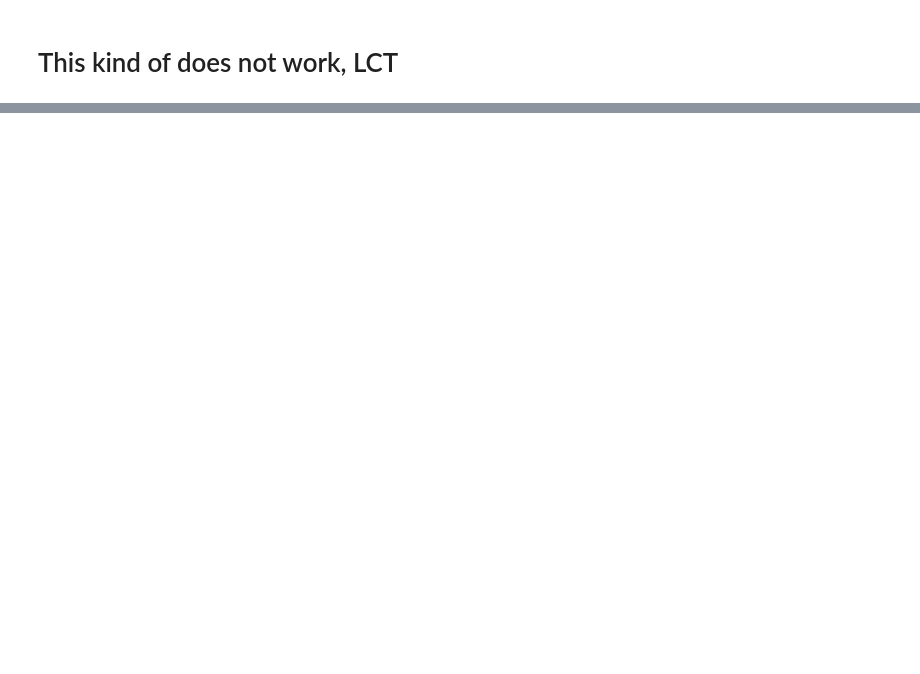
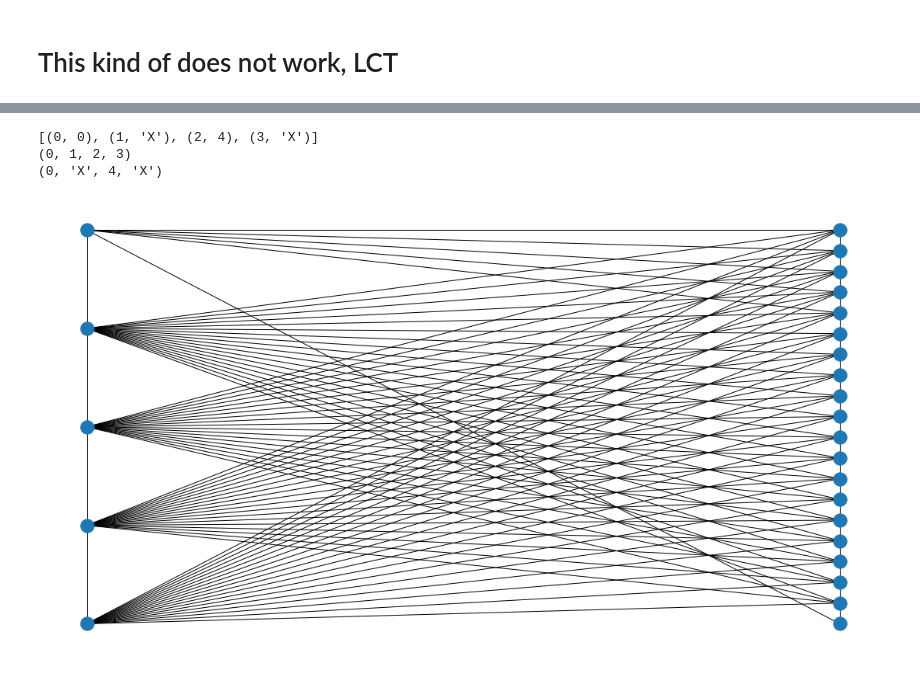
Before and after one commit to lzivadinovic/ondrejov_internship_2019, a Jupyter notebook: helper_testing_notebooks/pattern_matching.ipynb, the cells around one changed output, grey strips where cells are left out. Cells and saved outputs as stored; diff of their text form; code cells hidden in the pictures; blank space fills up the shorter version.

```diff
--- a/helper_testing_notebooks/pattern_matching.ipynb
+++ b/helper_testing_notebooks/pattern_matching.ipynb
@@ -446,0 +672,34 @@ Estimated number of noise points: 8
+# %%
+print(mapper[0])
+print(list(zip(*mapper[0]))[0])
+print(list(zip(*mapper[0]))[1])
+B = nx.DiGraph()
+
+import networkx as nx
+G = nx.complete_multipartite_graph(5, 15, 5)
+#G.nodes[u]['subset'] for u in G]
+
+
+
+
+
+#B.add_nodes_from(['a','b','c'])
+#B.add_nodes_from([3,2,1])
+#B.add_nodes_from([4,5,6])
+
+#B.add_nodes_from([3,2,1])
+#B.add_nodes_from(['a','b','c'])
+
+
+#B.add_edges_from([('a',2), ('b',2), ('c',3)])
+#B.add_edges_from([(2,4), (2,5), (1,6)])
+#B.add_edges_from([('a',4), ('b',2), ('c',3)])
+
+pos = nx.bipartite_layout(G, [1,2,3,4,5], align='vertical')
+#pos = nx.planar_layout(B)
+nx.draw(G, pos)
+# %% [output]
+[(0, 0), (1, 'X'), (2, 4), (3, 'X')]
+(0, 1, 2, 3)
+(0, 'X', 4, 'X')
+[figure, added]
```
Also changed, not shown: parts of 14 cells of this notebook, 7 other files.
